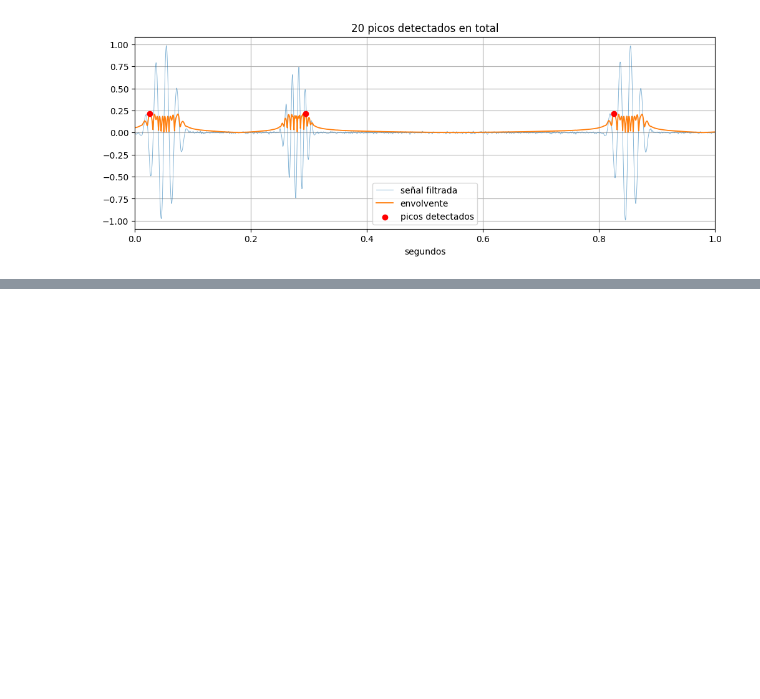
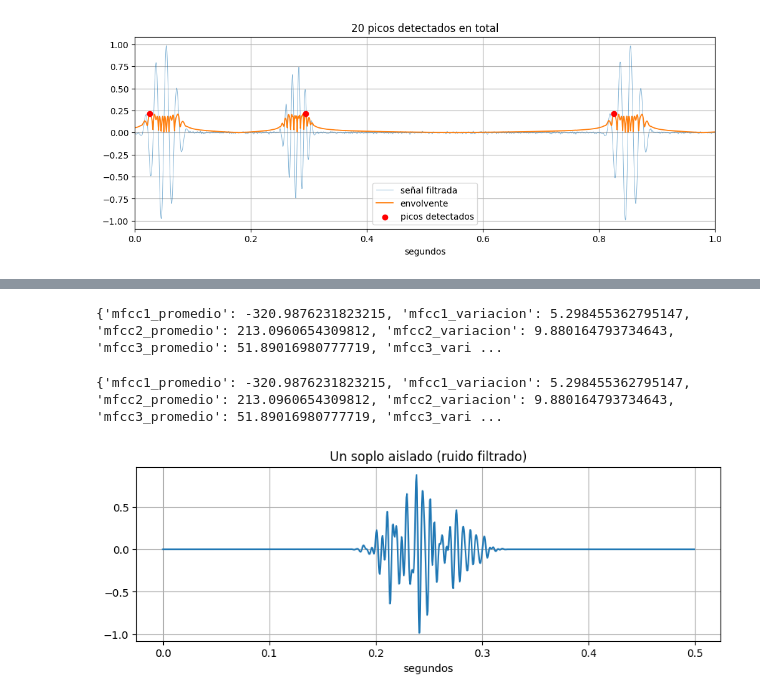
Before and after one commit to fortunatoramirez/clasificador-ac, a Jupyter notebook: notebooks/entorno.ipynb, the cells around one changed output, grey strips where cells are left out. Saved outputs shown, nothing was run; the diff lists cells and outputs as text; code cells hidden in the pictures; blank space fills up the shorter version.

```diff
--- a/notebooks/entorno.ipynb
+++ b/notebooks/entorno.ipynb
@@ -174,0 +195,79 @@ plt.show()
+# %%
+feats['env_promedio'] = float(np.mean(envolvente))
+feats['env_variacion'] = float(np.std(envolvente))
+feats['env_asimetria'] = float(spstats.skew(envolvente))
+feats['env_apuntamiento'] = float(spstats.kurtosis(envolvente))
+
+intervalos = np.diff(picos) / FS
+feats['intervalo_promedio'] = float(np.mean(intervalos))
+feats['intervalo_variacion'] = float(np.std(intervalos))
+
+print(feats)
+# %% [output]
+{'mfcc1_promedio': -320.9876231823215, 'mfcc1_variacion': 5.298455362795147, 'mfcc2_promedio': 213.0960654309812, 'mfcc2_variacion': 9.880164793734643, 'mfcc3_promedio': 51.89016980777719, 'mfcc3_vari ...
+# %%
+def extract_features(señal_cruda, fs):
+    # preprocesamiento (celda 6)
+    señal_filtrada = bandpass(señal_cruda, fs)
+
+    # segmentacion (celdas 7 y 8)
+    envolvente = shannon_envelope(señal_filtrada)
+    picos = find_peaks(envolvente, distance=int(fs*60/180/2.2), prominence=np.std(envolvente)*0.5)[0]
+
+    # features de MFCC (celdas 9 y 10)
+    mfcc = librosa.feature.mfcc(y=señal_filtrada.astype(float), sr=fs, n_mfcc=8)
+    mfcc_promedio = mfcc.mean(axis=1)
+    mfcc_variacion = mfcc.std(axis=1)
+
+    feats = {}
+    for i in range(8):
+        feats[f'mfcc{i+1}_promedio'] = float(mfcc_promedio[i])
+        feats[f'mfcc{i+1}_variacion'] = float(mfcc_variacion[i])
+
+    # features de la envolvente (celda 11)
+    feats['env_promedio'] = float(np.mean(envolvente))
+    feats['env_variacion'] = float(np.std(envolvente))
+    feats['env_asimetria'] = float(spstats.skew(envolvente))
+    feats['env_apuntamiento'] = float(spstats.kurtosis(envolvente))
+
+    # features de intervalos (celda 11), con seguro por si detecta muy pocos picos
+    if len(picos) > 1:
+        intervalos = np.diff(picos) / fs
+        feats['intervalo_promedio'] = float(np.mean(intervalos))
+        feats['intervalo_variacion'] = float(np.std(intervalos))
+    else:
+        feats['intervalo_promedio'] = 0.0
+        feats['intervalo_variacion'] = 0.0
+
+    return feats
+
+# la probamos con la misma grabacion de siempre, para confirmar que da los mismos numeros
+feats_prueba = extract_features(señal_final, FS)
+print(feats_prueba)
+# %% [output]
+{'mfcc1_promedio': -320.9876231823215, 'mfcc1_variacion': 5.298455362795147, 'mfcc2_promedio': 213.0960654309812, 'mfcc2_variacion': 9.880164793734643, 'mfcc3_promedio': 51.89016980777719, 'mfcc3_vari ...
+# %%
+def soplo(t, centro, duracion, amp, fs, rng):
+    out = np.zeros_like(t)
+    mask = (t >= centro - duracion/2) & (t <= centro + duracion/2)
+    n = mask.sum()
+    if n == 0:
+        return out
+    ventana = np.hanning(n)
+    ruido_blanco = rng.normal(0, 1, n)
+    b, a = butter(4, [80/(fs/2), 250/(fs/2)], btype='band')
+    ruido_filtrado = filtfilt(b, a, ruido_blanco)
+    out[mask] = amp * ventana * ruido_filtrado
+    return out
+
+# probemoslo aislado, como hicimos con el pulso al principio
+t_prueba = np.arange(0, 0.5, 1/FS)
+ejemplo_soplo = soplo(t_prueba, centro=0.25, duracion=0.15, amp=1.0, fs=FS, rng=RNG)
+
+plt.figure(figsize=(10, 3))
+plt.plot(t_prueba, ejemplo_soplo)
+plt.title('Un soplo aislado (ruido filtrado)')
+plt.xlabel('segundos')
+plt.show()
+# %% [output]
+[figure, added]
```
Also changed, not shown: parts of 3 cells of this notebook, 1 other file.
